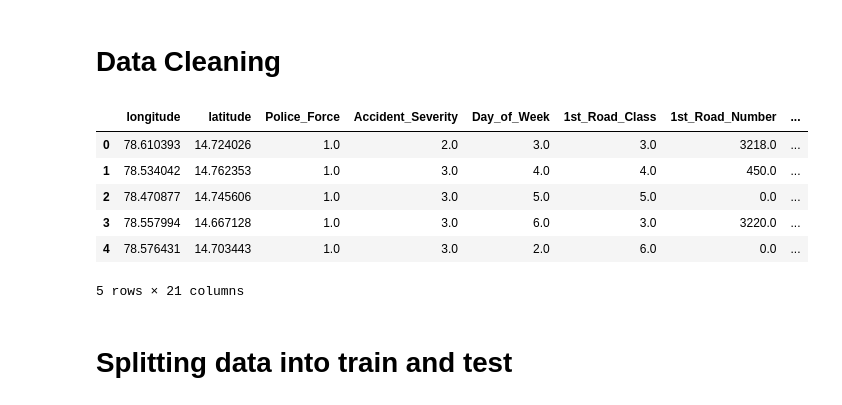
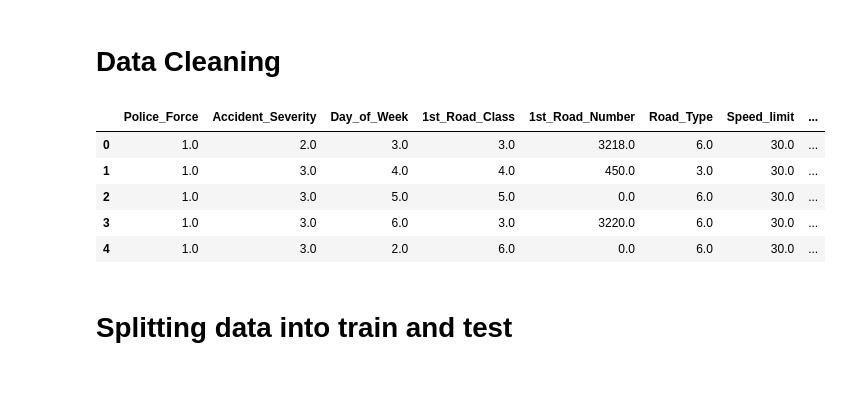
Before and after one commit to RonangLeSang/mini_proj_comput_intell, a Jupyter notebook: proj.ipynb, the cells around one changed output. Drawn from its saved outputs; the diff is of its cells as text; code cells hidden in the pictures.

```diff
--- a/proj.ipynb
+++ b/proj.ipynb
@@ -33,30 +33,31 @@ data.describe()
 # %%
 data['hour'] = pd.to_datetime(data['Time'], format='%H:%M').dt.hour
 
 df = data.drop(
     ["LSOA_of_Accident_Location",
      "Did_Police_Officer_Attend_Scene_of_Accident",
      "Local_Authority_(District)",
      "Local_Authority_(Highway)",
      "Number_of_Casualties",
      "Number_of_Vehicles",
      "Date",
      "Accident_Index",
      "Time",
-     "Carriageway_Hazards"
+     "Carriageway_Hazards",
+     "longitude",
+     "latitude"
      ], axis=1)
 
 df = df.dropna()
 
 df.head()
 # %% [output]
-|  | longitude | latitude | Police_Force | Accident_Severity | Day_of_Week | 1st_Road_Class | 1st_Road_Number | ... |
-| 0 | 78.610393 | 14.724026 | 1.0 | 2.0 | 3.0 | 3.0 | 3218.0 | ... |
-| 1 | 78.534042 | 14.762353 | 1.0 | 3.0 | 4.0 | 4.0 | 450.0 | ... |
-| 2 | 78.470877 | 14.745606 | 1.0 | 3.0 | 5.0 | 5.0 | 0.0 | ... |
-| 3 | 78.557994 | 14.667128 | 1.0 | 3.0 | 6.0 | 3.0 | 3220.0 | ... |
-| 4 | 78.576431 | 14.703443 | 1.0 | 3.0 | 2.0 | 6.0 | 0.0 | ... |
+|  | Police_Force | Accident_Severity | Day_of_Week | 1st_Road_Class | 1st_Road_Number | Road_Type | Speed_limit | ... |
+| 0 | 1.0 | 2.0 | 3.0 | 3.0 | 3218.0 | 6.0 | 30.0 | ... |
+| 1 | 1.0 | 3.0 | 4.0 | 4.0 | 450.0 | 3.0 | 30.0 | ... |
+| 2 | 1.0 | 3.0 | 5.0 | 5.0 | 0.0 | 6.0 | 30.0 | ... |
+| 3 | 1.0 | 3.0 | 6.0 | 3.0 | 3220.0 | 6.0 | 30.0 | ... |
+| 4 | 1.0 | 3.0 | 2.0 | 6.0 | 0.0 | 6.0 | 30.0 | ... |
-5 rows × 21 columns
 # %% [markdown]
 # Splitting data into train and test
 # %%
```
Also changed, not shown: parts of 4 cells of this notebook.
